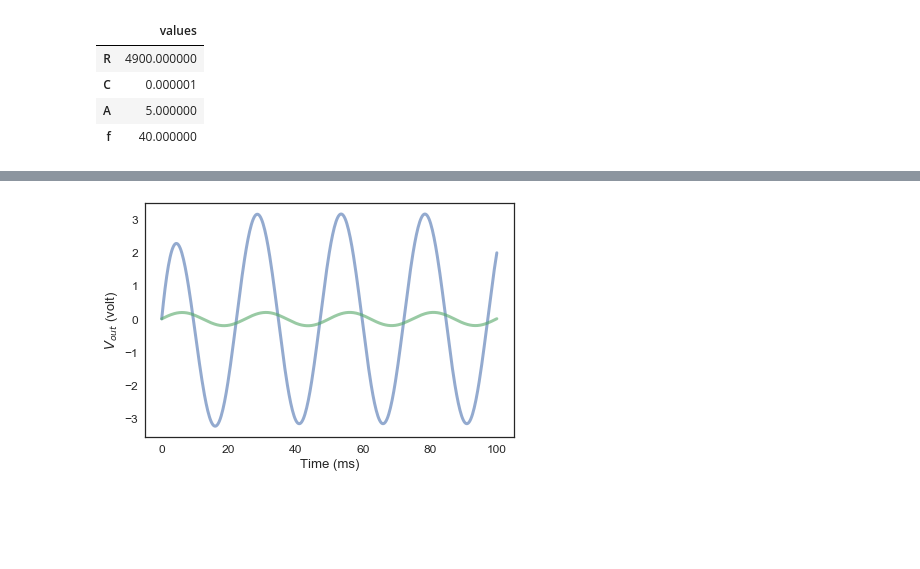
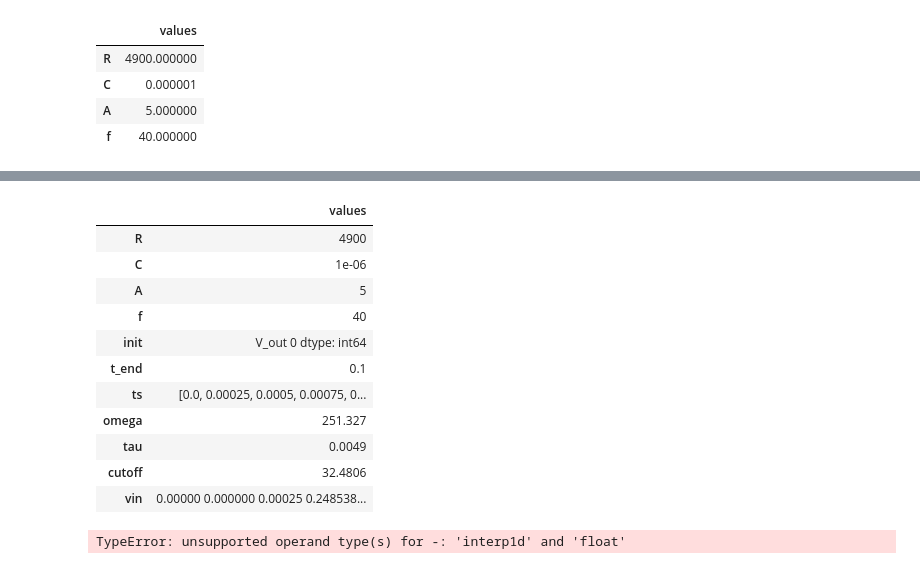
Before and after one commit to ThomasJagielski/ModSimPy, a Jupyter notebook: code/EKG Circuit Optimization.ipynb, the cells around one changed output, grey strips where cells are left out. Drawn from its saved outputs; the diff is of its cells as text; code cells hidden in the pictures; blank space fills up the shorter version.

```diff
--- a/code/EKG Circuit Optimization.ipynb
+++ b/code/EKG Circuit Optimization.ipynb
@@ -44,5 +107,5 @@ params2 = Params(
 # %%
-def make_system(params):
+def make_system_2(params):
     """Makes a System object for the given conditions.
 
     params: Params object
@@ -60,4 +123,4 @@ def make_system(params):
 
     return System(R=R, C=C, A=A, f=f,
                   init=init, t_end=t_end, ts=ts,
-                  omega=omega, tau=tau, cutoff=cutoff)
+                  omega=omega, tau=tau, cutoff=cutoff, vin=vin)
@@ -67 +127,16 @@ system2 = make_system(params2);
+# %%
+system2 = make_system_2(params2)
+# %% [output]
+|  | values |
+| R | 4900 |
+| C | 1e-06 |
+| A | 5 |
+| f | 40 |
+| init | V_out 0 dtype: int64 |
+| t_end | 0.1 |
+| ts | [0.0, 0.00025, 0.0005, 0.00075, 0... |
+| omega | 251.327 |
+| tau | 0.0049 |
+| cutoff | 32.4806 |
+| vin | 0.00000 0.000000 0.00025 0.248538... |
 # %%
@@ -89,21 +161,4 @@ results2, details2 = run_ode_solver(system2, slope_func, t_eval=system2.ts)
-# %%
-def plot_results(results):
-    xs = results.V_out.index
-    ys = results.V_out.values
-
-    t_end = get_last_label(results)
-    if t_end < 10:
-        xs *= 1000
-        xlabel = 'Time (ms)'
-    else:
-        xlabel = 'Time (s)'
-
-    plot(xs, ys)
-    decorate(xlabel=xlabel,
-             ylabel='$V_{out}$ (volt)',
-             legend=False)
-
-plot_results(results1)
-plot_results(results2)
-# %% [output]
-[figure, removed]
+# %%
+results2, details2 = run_ode_solver(system2, slope_func_2, t_eval=system1.ts)
+# %% [output]
+TypeError: unsupported operand type(s) for -: 'interp1d' and 'float'
```
Also changed, not shown: parts of 10 cells of this notebook.
